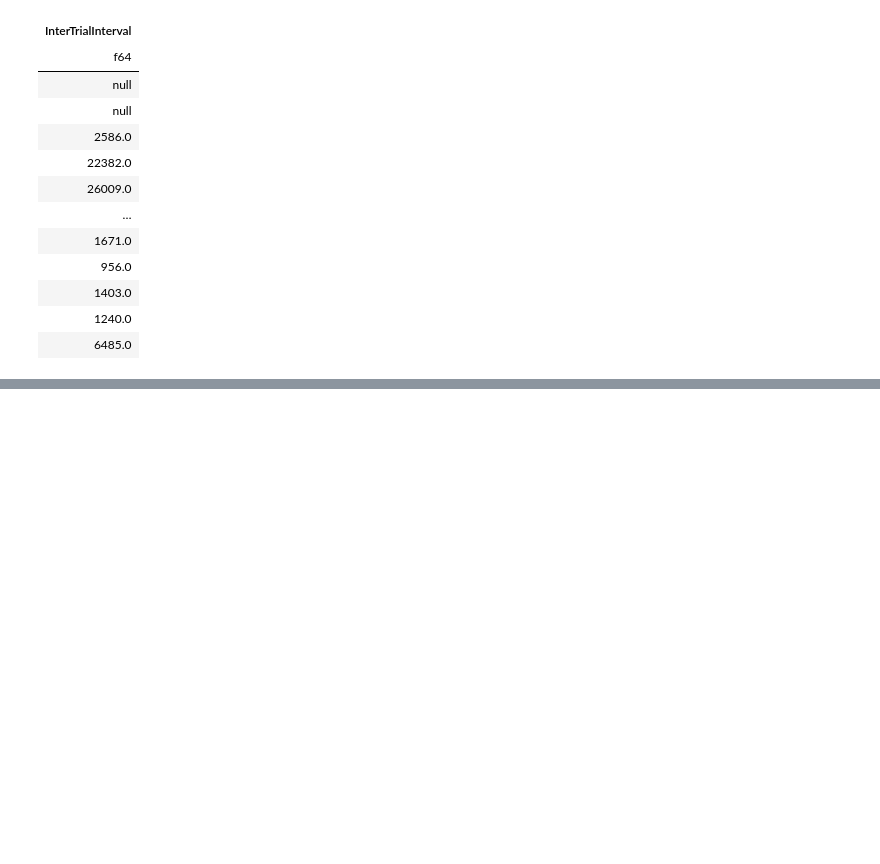
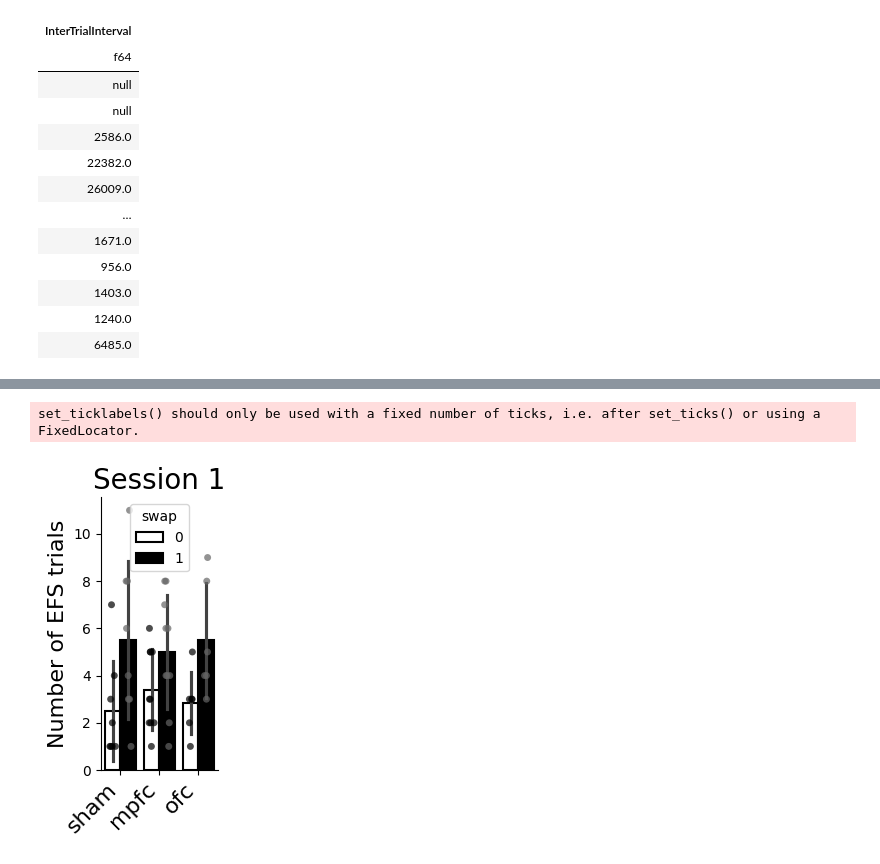
Before and after one commit to BenjoLiving/matching-pennies, a Jupyter notebook: matching_pennies/analysis/experiments/lesion_study_hallway_swap.ipynb, the cells around one changed output, grey strips where cells are left out. Drawn from its saved outputs; the diff is of its cells as text; code cells hidden in the pictures; blank space fills up the shorter version.

Commit message:
ANOVA and plots

```diff
--- a/matching_pennies/analysis/experiments/lesion_study_hallway_swap.ipynb
+++ b/matching_pennies/analysis/experiments/lesion_study_hallway_swap.ipynb
@@ -775,0 +784,13 @@ shape: (10_608,)
+# %%
+filt_df = (
+    tdf
+    .filter(
+        (pl.col("trial_idx") >= 40) & (pl.col("trial_idx") <= 79)
+    )
+    .with_columns(
+        swap = pl.when(pl.col("trial_idx") < 60)
+            .then(0)
+            .otherwise(1)
+    )
+)
+filt_df
@@ -775,0 +853,57 @@ shape: (10_608,)
+# %%
+df = efs_delta.filter(pl.col("session_idx") == 1).to_pandas()
+df["treatment"] = df["treatment"].astype(str)
+
+fig, ax = plt.subplots(figsize=(2, 4))
+
+palette = ["#FFFFFF", "#000000"]
+gray = ["#000000", "#656565"]
+
+# Barplot
+sns.barplot(
+    data=df,
+    x="treatment",
+    y="efs_sum",
+    hue="swap",
+    order=["sham", "mpfc", "ofc"],
+    ax=ax,
+    # color="white",
+    palette=sns.color_palette(palette),
+    errorbar="sd"
+)
+
+# Add black borders to bars
+for patch in ax.patches:
+    patch.set_edgecolor("black")
+    patch.set_linewidth(1.5)
+
+# Stripplot overlay
+sns.stripplot(
+    data=df,
+    x="treatment",
+    y="efs_sum",
+    hue="swap",
+    order=["sham", "mpfc", "ofc"],
+    ax=ax,
+    palette=sns.color_palette(gray),
+    jitter=0.15,
+    alpha=0.7,
+    dodge=True
+)
+
+# Labels and formatting
+
+handles, labels = ax.get_legend_handles_labels()
+# keep only first two (swap 0/1)
+ax.legend(handles[:2], labels[:2], title="swap")
+
+ax.set_title("Session 1", fontsize=20)
+ax.set_ylabel("Number of EFS trials", fontsize=16)
+ax.set_xlabel(""),
+ax.set_xticklabels(ax.get_xticklabels(), rotation=45, ha="right", fontsize=16)
+
+sns.despine()
+plt.tight_layout()
+# %% [output]
+set_ticklabels() should only be used with a fixed number of ticks, i.e. after set_ticks() or using a FixedLocator.
+[figure, added]
```
Also changed, not shown: parts of 18 cells of this notebook, 2 other files.
